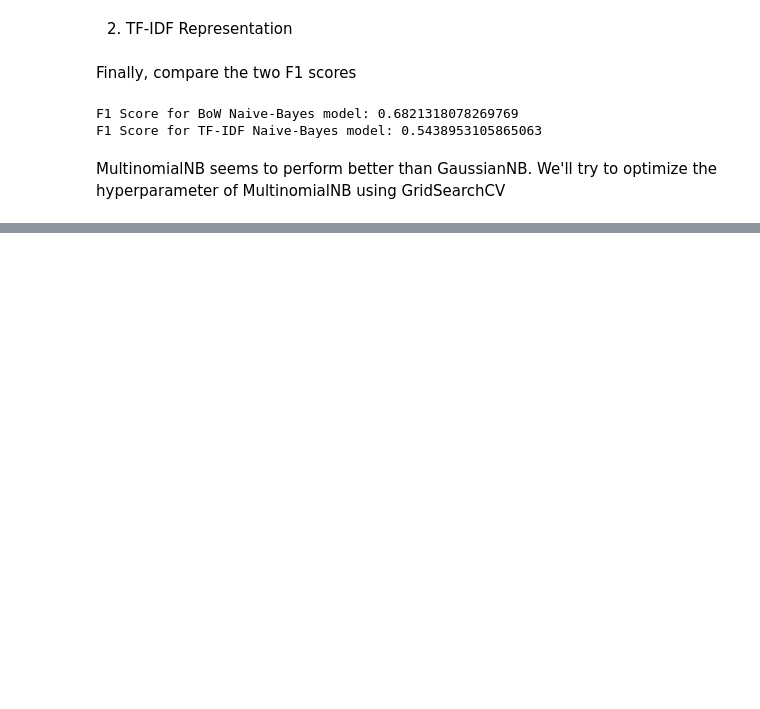
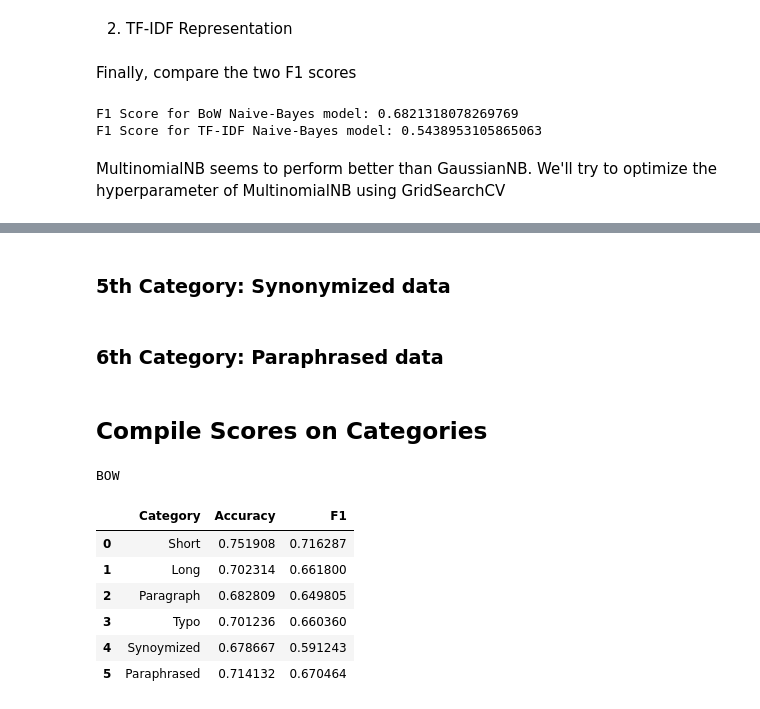
Before and after one commit to nixonwidjaja/scicite, a Jupyter notebook: initial-evaluation/naive_bayes.ipynb, the cells around one changed output, grey strips where cells are left out. Drawn from its saved outputs; the diff is of its cells as text; code cells hidden in the pictures; blank space fills up the shorter version.

Commit message:
Add category test data for Naive Bayes model

```diff
--- a/initial-evaluation/naive_bayes.ipynb
+++ b/initial-evaluation/naive_bayes.ipynb
@@ -213,0 +230,2 @@ F1 Score for hyper-optimized TF-IDF Multinomial Naive-Bayes model: 0.72619862783
+# %%
+test_df = pd.read_json('../test.jsonl', lines=True)
@@ -213,0 +327,56 @@ F1 Score for hyper-optimized TF-IDF Multinomial Naive-Bayes model: 0.72619862783
+# %% [markdown]
+### 5th Category: Synonymized data
+# %%
+synonymized_test_df = pd.read_json('../synonymized.jsonl', lines=True)
+synonymized_test_df = synonymized_test_df[['string', 'label']]
+
+X_test_synonymized_bow = cv.transform(synonymized_test_df['string'])
+X_test_synonymized_tfidf = vectorizer.transform(synonymized_test_df['string'])
+y_test_synonymized = synonymized_test_df['label']
+
+y_synonymized_pred_bow = model_bow.predict(X_test_synonymized_bow)
+synonymized_score_bow_acc = accuracy_score(y_test_synonymized, y_synonymized_pred_bow)
+synonymized_score_bow_f1 = f1_score(y_test_synonymized, y_synonymized_pred_bow, average='macro')
+
+y_synonymized_pred_tfidf = model_tfidf.predict(X_test_synonymized_tfidf)
+synonymized_score_tfidf_acc = accuracy_score(y_test_synonymized, y_synonymized_pred_tfidf)
+synonymized_score_tfidf_f1 = f1_score(y_test_synonymized, y_synonymized_pred_tfidf, average='macro')
+# %% [markdown]
+### 6th Category: Paraphrased data
+# %%
+paraphrased_test_df = pd.read_json('../paraphrased.jsonl', lines=True)
+paraphrased_test_df = paraphrased_test_df[['string', 'label']]
+
+X_test_paraphrased_bow = cv.transform(paraphrased_test_df['string'])
+X_test_paraphrased_tfidf = vectorizer.transform(paraphrased_test_df['string'])
+y_test_paraphrased = paraphrased_test_df['label']
+
+y_paraphrased_pred_bow = model_bow.predict(X_test_paraphrased_bow)
+paraphrased_score_bow_acc = accuracy_score(y_test_paraphrased, y_paraphrased_pred_bow)
+paraphrased_score_bow_f1 = f1_score(y_test_paraphrased, y_paraphrased_pred_bow, average='macro')
+
+y_paraphrased_pred_tfidf = model_tfidf.predict(X_test_paraphrased_tfidf)
+paraphrased_score_tfidf_acc = accuracy_score(y_test_paraphrased, y_paraphrased_pred_tfidf)
+paraphrased_score_tfidf_f1 = f1_score(y_test_paraphrased, y_paraphrased_pred_tfidf, average='macro')
+# %% [markdown]
+## Compile Scores on Categories
+# %%
+list1 = ["Short", short_score_bow_acc, short_score_bow_f1]
+list2 = ["Long", long_score_bow_acc, long_score_bow_f1]
+list3 = ["Paragraph", paragraph_score_bow_acc, paragraph_score_bow_f1]
+list4 = ["Typo", typo_score_bow_acc, typo_score_bow_f1]
+list5 = ["Synoymized", synonymized_score_bow_acc, synonymized_score_bow_f1]
+list6 = ["Paraphrased", paraphrased_score_bow_acc, paraphrased_score_bow_f1]
+
+print("BOW")
+bow_data_df = pd.DataFrame([list1, list2, list3, list4, list5, list6], columns=['Category', 'Accuracy', 'F1'])
+bow_data_df
+# %% [output]
+BOW
+|  | Category | Accuracy | F1 |
+| 0 | Short | 0.751908 | 0.716287 |
+| 1 | Long | 0.702314 | 0.661800 |
+| 2 | Paragraph | 0.682809 | 0.649805 |
+| 3 | Typo | 0.701236 | 0.660360 |
+| 4 | Synoymized | 0.678667 | 0.591243 |
+| 5 | Paraphrased | 0.714132 | 0.670464 |
```
Also changed, not shown: parts of 18 cells of this notebook.
